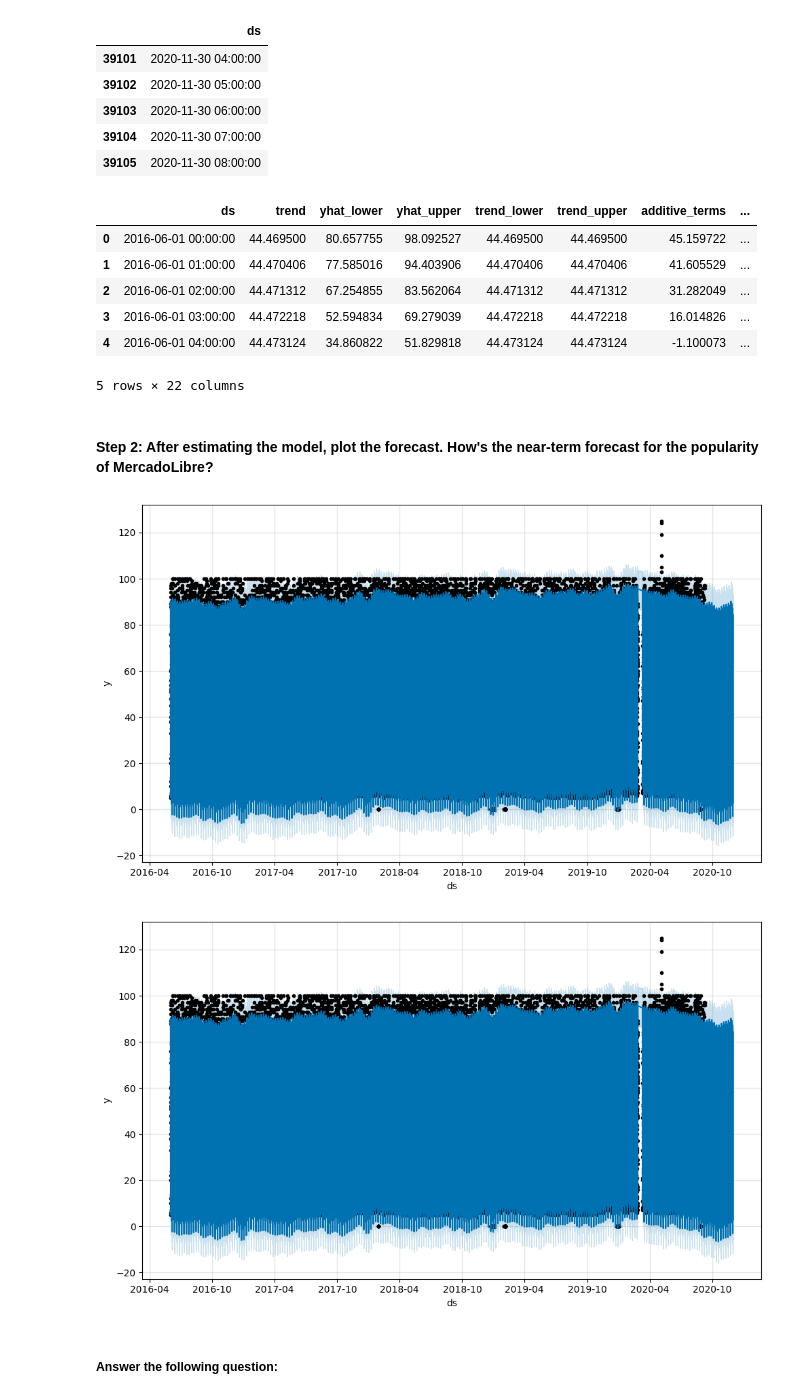
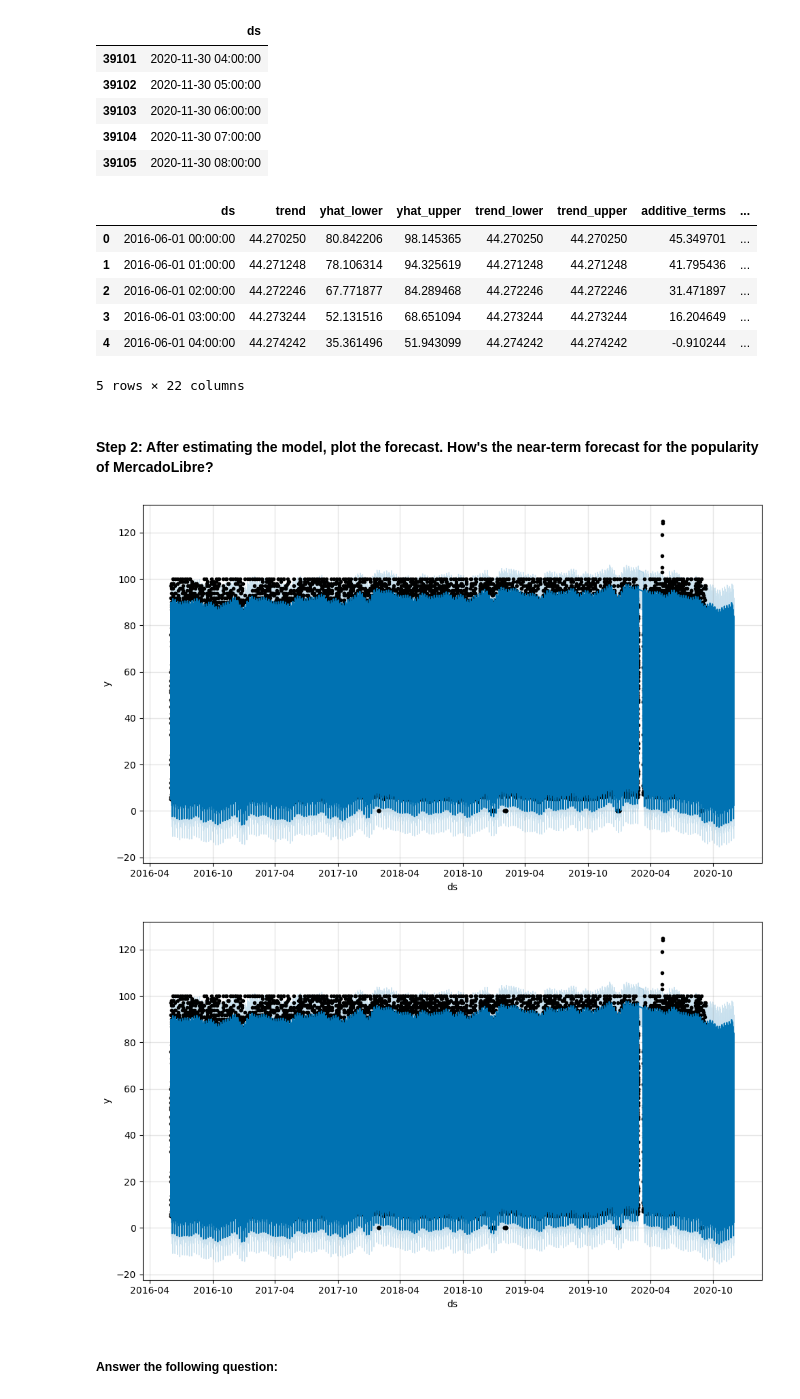
Before and after one commit to dshephali/Module8_ProphetChallenge, a Jupyter notebook: forecasting_net_prophet.ipynb, the cells around one changed output. Drawn from its saved outputs; the diff is of its cells as text; code cells hidden in the pictures.

```diff
--- a/forecasting_net_prophet.ipynb
+++ b/forecasting_net_prophet.ipynb
@@ -446,8 +471,11 @@ Now, you need to produce a time series model that analyzes and forecasts pattern
 | 37105 | 2020-09-08 00:00:00 | 96 |
 # %%
 # Call the Prophet function, store as an object
+m = Prophet()
+m
 # %% [output]
 <prophet.forecaster.Prophet at 0x...>
 # %%
 # Fit the time-series model.
+m.fit(prophet_df)
 # %% [output]
@@ -464,9 +485,10 @@ INFO:cmdstanpy:Chain [1] done processing
 # %%
 # Create a future dataframe to hold predictions
 # Make the prediction go out as far as 2000 hours (approx 80 days)
-
+future_mercado_trends = m.make_future_dataframe(periods=2000, freq='H')
 
 # View the last five rows of the future_mercado_trends DataFrame
+future_mercado_trends.tail()
 # %% [output]
 |  | ds |
 | 39101 | 2020-11-30 04:00:00 |
@@ -476,24 +498,26 @@ INFO:cmdstanpy:Chain [1] done processing
 | 39105 | 2020-11-30 08:00:00 |
 # %%
 # Make the predictions for the trend data using the future_mercado_trends DataFrame
-
+forecast_mercado_trends = m.predict(future_mercado_trends)
 
 # Display the first five rows of the forecast_mercado_trends DataFrame
+forecast_mercado_trends.head()
 # %% [output]
 |  | ds | trend | yhat_lower | yhat_upper | trend_lower | trend_upper | additive_terms | ... |
-| 0 | 2016-06-01 00:00:00 | 44.469500 | 80.657755 | 98.092527 | 44.469500 | 44.469500 | 45.159722 | ... |
-| 1 | 2016-06-01 01:00:00 | 44.470406 | 77.585016 | 94.403906 | 44.470406 | 44.470406 | 41.605529 | ... |
-| 2 | 2016-06-01 02:00:00 | 44.471312 | 67.254855 | 83.562064 | 44.471312 | 44.471312 | 31.282049 | ... |
-| 3 | 2016-06-01 03:00:00 | 44.472218 | 52.594834 | 69.279039 | 44.472218 | 44.472218 | 16.014826 | ... |
-| 4 | 2016-06-01 04:00:00 | 44.473124 | 34.860822 | 51.829818 | 44.473124 | 44.473124 | -1.100073 | ... |
+| 0 | 2016-06-01 00:00:00 | 44.270250 | 80.842206 | 98.145365 | 44.270250 | 44.270250 | 45.349701 | ... |
+| 1 | 2016-06-01 01:00:00 | 44.271248 | 78.106314 | 94.325619 | 44.271248 | 44.271248 | 41.795436 | ... |
+| 2 | 2016-06-01 02:00:00 | 44.272246 | 67.771877 | 84.289468 | 44.272246 | 44.272246 | 31.471897 | ... |
+| 3 | 2016-06-01 03:00:00 | 44.273244 | 52.131516 | 68.651094 | 44.273244 | 44.273244 | 16.204649 | ... |
+| 4 | 2016-06-01 04:00:00 | 44.274242 | 35.361496 | 51.943099 | 44.274242 | 44.274242 | -0.910244 | ... |
 5 rows × 22 columns
 # %% [markdown]
 #### Step 2: After estimating the model, plot the forecast. How's the near-term forecast for the popularity of MercadoLibre?
 # %%
 # Plot the Prophet predictions for the Mercado trends data
+m.plot(forecast_mercado_trends)
 # %% [output]
-[figure, old version]
+[figure, new version]
-[figure, old version]
+[figure, new version]
 # %% [markdown]
 ##### Answer the following question:
 # %% [markdown]
```
Also changed, not shown: parts of 38 cells of this notebook.
